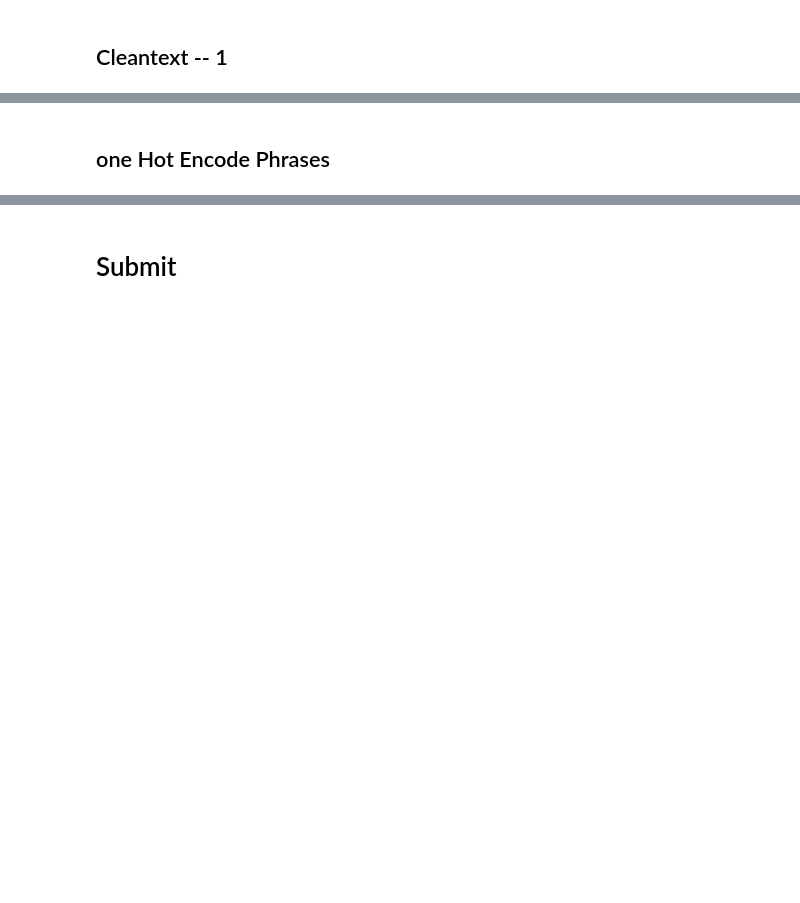
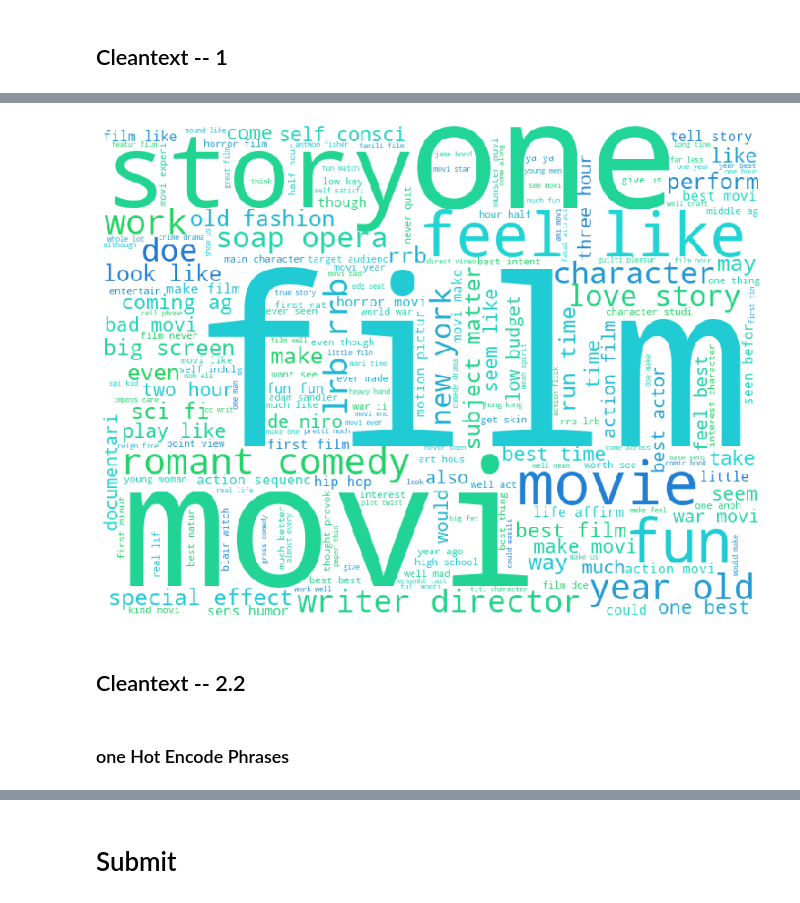
Before and after one commit to silverrainb/movie-sentiment, a Jupyter notebook: movie-sentiment.ipynb, the cells around one changed output, grey strips where cells are left out. Saved outputs shown, nothing was run; the diff lists cells and outputs as text; code cells hidden in the pictures; blank space fills up the shorter version.

```diff
--- a/movie-sentiment.ipynb
+++ b/movie-sentiment.ipynb
@@ -92,0 +100,14 @@ test.head()
+# %%
+#nltk.download("stopwords")
+stopwords = nltk.corpus.stopwords.words('english')
+extra_stopwords = ['stopWord1','stopWord2']
+stopwords.extend(extra_stopwords)
+# %%
+# wordcloud color
+def random_color_func(word=None, font_size=None, position=None,
+                      orientation=None, font_path=None, random_state=None):
+    h = int(360.0 * float(random_state.randint(100, 150) / 255.0))
+    s = int(73)
+    l = int(48)
+
+    return "hsl({}, {}%, {}%)".format(h, s, l)
@@ -93,3 +130,19 @@ test.head()
+# %%
+import matplotlib.pyplot as plt
+%matplotlib inline
+wordcloud = WordCloud(stopwords = stopwords,
+                      background_color = 'white',
+                      width = 800, height = 600,
+                      color_func=random_color_func).generate(' '.join(train['Phrase']))
+
+plt.figure(figsize = (15, 10))
+plt.axis("off"
+plt.imshow(wordcloud)
+plt.show()
+# %% [output]
+[figure, added]
+# %% [markdown]
+## Cleantext -- 2.2
 # %%
 def clean_text(phrase):
     phrase = phrase.replace("n't", "not")
@@ -115,2 +180,2 @@ test["Phrase"] = test["Phrase"].apply(clean_text)
 # %% [markdown]
-## one Hot Encode Phrases
+### one Hot Encode Phrases
```
Also changed, not shown: parts of 38 cells of this notebook, 1 other file.
